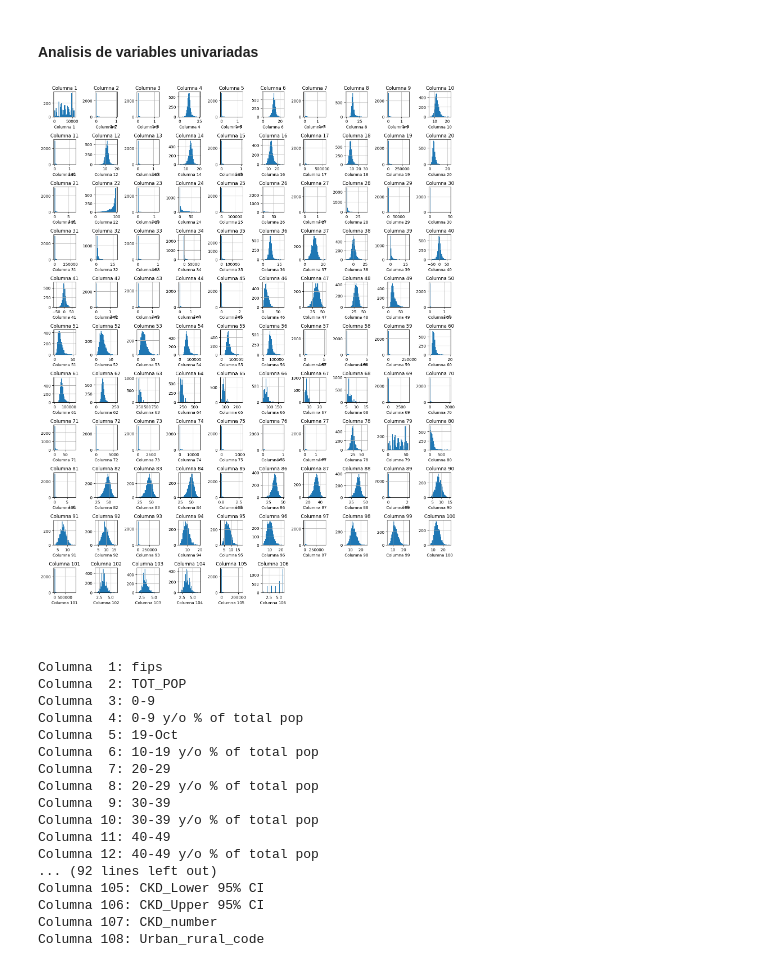
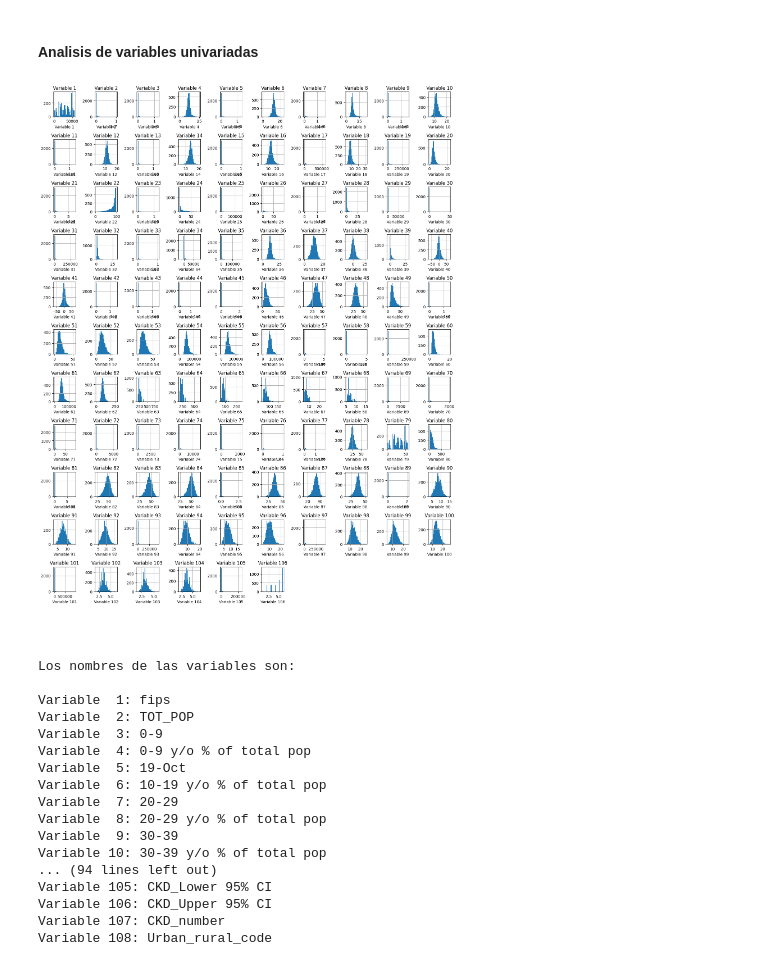
Before and after one commit to pjpena19/REGULARIZED_LINEAR_REG, a Jupyter notebook: src/explore.ipynb, the cells around one changed output. Cells and saved outputs as stored; diff of their text form; code cells hidden in the pictures.

```diff
--- a/src/explore.ipynb
+++ b/src/explore.ipynb
@@ -70,54 +70,56 @@ def plot_all_histograms_single_figure(df, n_rows, n_cols, figsize=(15, 20)):
         n_cols: Numero de columnas en la cuadricula de la subtrama.
         figsize: Tupla que especifica el ancho y la altura de la figura.
     """
 
     # Seleccionar solo las columnas numéricas
     num_cols = df.select_dtypes(include=['number']).columns
 
     # Crear una figura con subplots
     fig, axes = plt.subplots(n_rows, n_cols, figsize=figsize)
 
     # Aplanar la matriz de ejes para iterar más fácilmente
     axes = axes.flatten()
 
     # Iterar sobre cada columna y crear un histograma
     for i, col in enumerate(num_cols):
         if i < len(axes):
             ax = axes[i]
             df[col].hist(ax=ax, bins=30)
-            ax.set_title(f"Columna {i+1}")#, rotation=45, ha='right')  # Mostrar el índice de la columna
-            ax.set_xlabel(f"Columna {i+1}") #, rotation=45, ha='right')
+            ax.set_title(f"Variable {i+1}")#, rotation=45, ha='right')  # Mostrar el índice de la columna
+            ax.set_xlabel(f"Variable {i+1}") #, rotation=45, ha='right')
             #ax.set_ylabel('Frecuencia')
 
     # Ocultar subplots vacíos si hay menos columnas que subplots
     for i in range(len(num_cols), len(axes)):
         axes[i].axis('off')
 
     plt.tight_layout()
     plt.show()
 
 # Llamar a la función con tu DataFrame y el número deseado de filas y columnas
 plot_all_histograms_single_figure(total_data, 12, 10)
 # %% [output]
-[figure, old version]
+[figure, new version]
 # %%
+print("Los nombres de las variables son:")
+print(" ")
 for i, col in enumerate(total_data):
-    print(f"Columna {i+1:2}: {col}")
+    print(f"Variable {i+1:2}: {col}")
 # %% [output]
-Columna  1: fips
-Columna  2: TOT_POP
-Columna  3: 0-9
-Columna  4: 0-9 y/o % of total pop
-Columna  5: 19-Oct
-Columna  6: 10-19 y/o % of total pop
-Columna  7: 20-29
-Columna  8: 20-29 y/o % of total pop
-Columna  9: 30-39
-Columna 10: 30-39 y/o % of total pop
-Columna 11: 40-49
-Columna 12: 40-49 y/o % of total pop
-... (92 lines left out)
-Columna 105: CKD_Lower 95% CI
-Columna 106: CKD_Upper 95% CI
-Columna 107: CKD_number
-Columna 108: Urban_rural_code
+Los nombres de las variables son:
+
+Variable  1: fips
+Variable  2: TOT_POP
+Variable  3: 0-9
+Variable  4: 0-9 y/o % of total pop
+Variable  5: 19-Oct
+Variable  6: 10-19 y/o % of total pop
+Variable  7: 20-29
+Variable  8: 20-29 y/o % of total pop
+Variable  9: 30-39
+Variable 10: 30-39 y/o % of total pop
+... (94 lines left out)
+Variable 105: CKD_Lower 95% CI
+Variable 106: CKD_Upper 95% CI
+Variable 107: CKD_number
+Variable 108: Urban_rural_code
```
Also changed, not shown: parts of 2 cells of this notebook.
